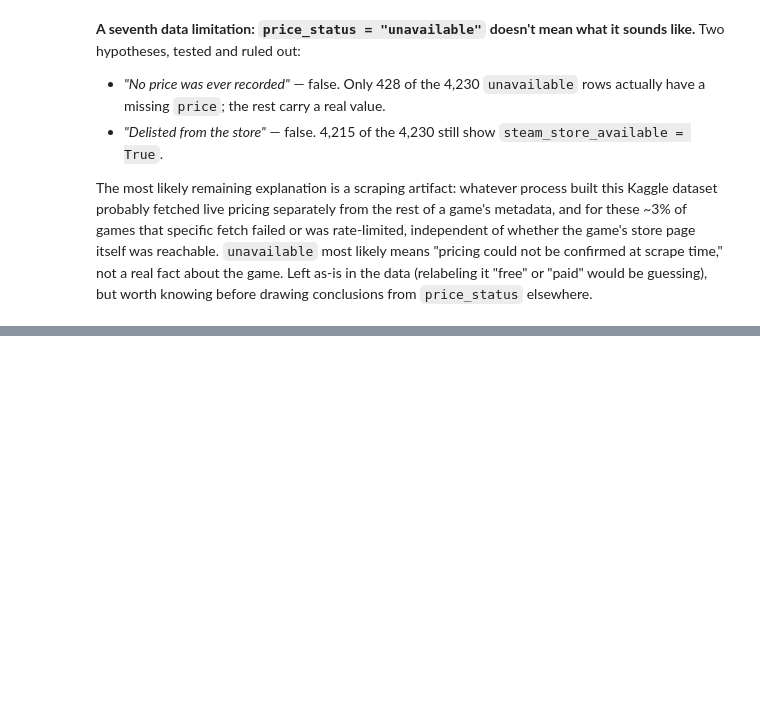
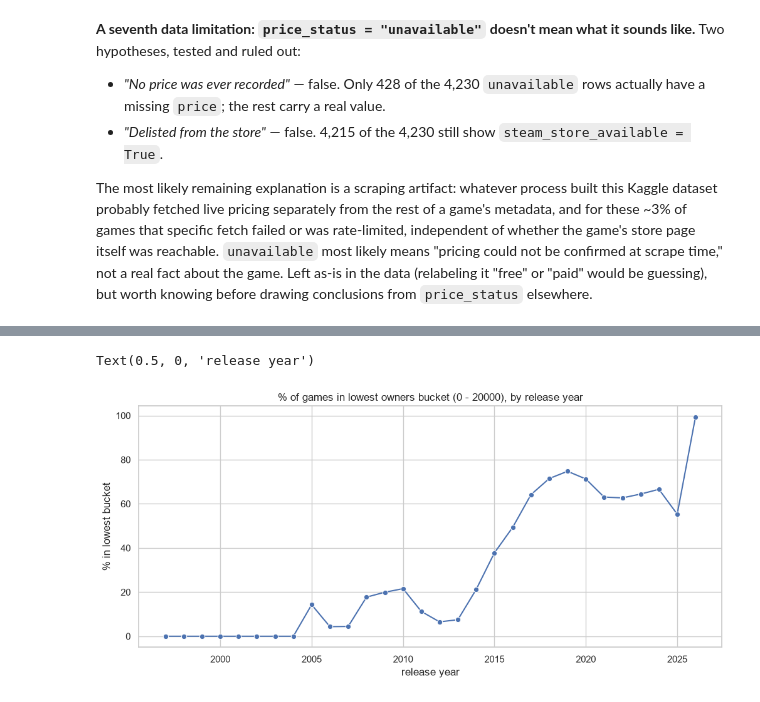
Before and after one commit to AhmadKanaan0/steam-games-analysis, a Jupyter notebook: notebook/steam_analysis.ipynb, the cells around one changed output, grey strips where cells are left out. Saved outputs shown, nothing was run; the diff lists cells and outputs as text; code cells hidden in the pictures; blank space fills up the shorter version.

Commit message:
Add release-year trend EDA; document maturity bias and unresolved 2025 anomaly

```diff
--- a/notebook/steam_analysis.ipynb
+++ b/notebook/steam_analysis.ipynb
@@ -481,0 +324,12 @@ The most likely remaining explanation is a scraping artifact: whatever process b
+# %%
+share_lowest = pd.crosstab(df['release_year'], df['estimated_owners'], normalize='index')['0 - 20000'] * 100
+share_lowest
+
+plt.figure(figsize=(12, 5))
+sns.lineplot(x=share_lowest.index, y=share_lowest.values, marker='o')
+plt.title('% of games in lowest owners bucket (0 - 20000), by release year')
+plt.ylabel('% in lowest bucket')
+plt.xlabel('release year')
+# %% [output]
+Text(0.5, 0, 'release year')
+[figure, added]
```
Also changed, not shown: parts of 23 cells of this notebook.
